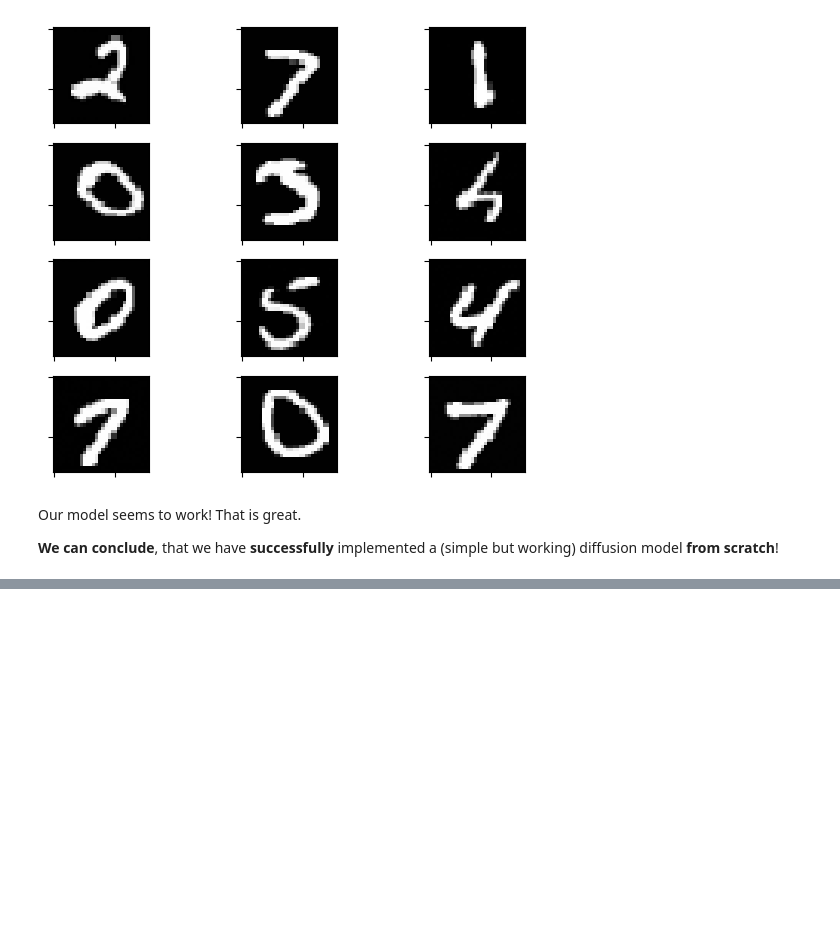
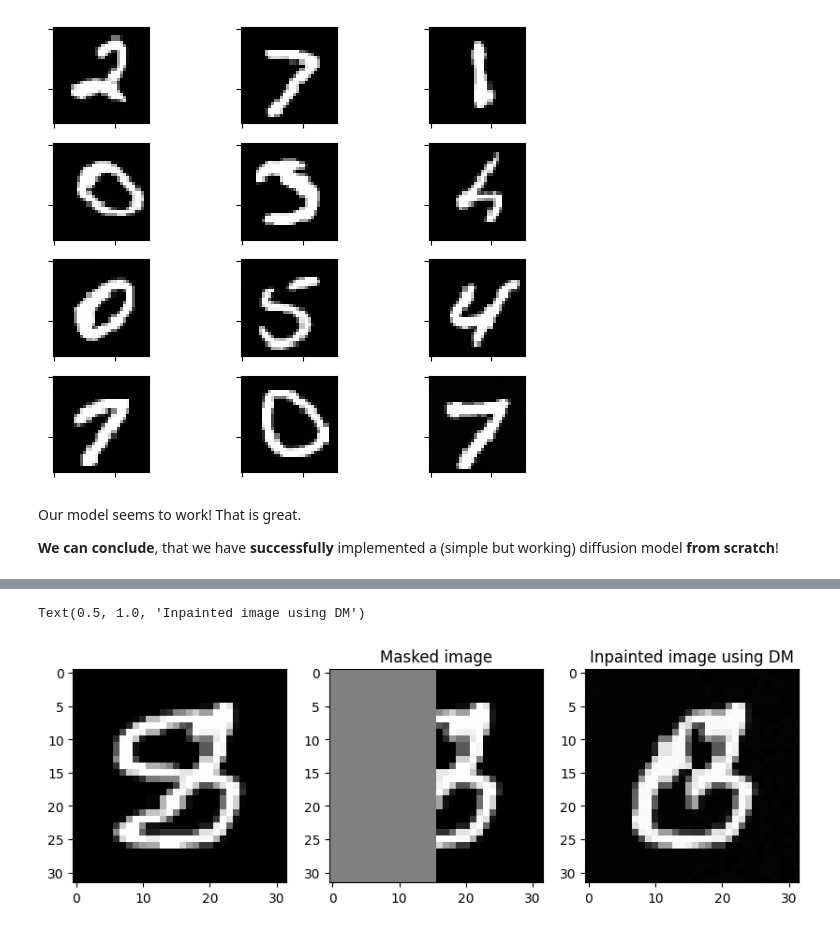
Before and after one commit to simonsclz/diffusion_model, a Jupyter notebook: diffusion_model.ipynb, the cells around one changed output, grey strips where cells are left out. Cells and saved outputs as stored; diff of their text form; code cells hidden in the pictures; blank space fills up the shorter version.

```diff
--- a/diffusion_model.ipynb
+++ b/diffusion_model.ipynb
@@ -737,0 +757,39 @@ Our model seems to work! That is great.
+# %%
+dm.eval()
+# x_t = (jnp.sqrt(alpha_bar[T_MAX-1]) * x_0 + \
+#        jnp.sqrt(1 - alpha_bar[T_MAX-1]) * dm.rngs.normal(shape=(BATCH_SIZE, *IMAGE_SHAPE))).to_device(cuda)
+x_t = dm.rngs.normal(shape=(BATCH_SIZE, *IMAGE_SHAPE)).to_device(cuda)
+
+x_tminus1_unknown = x_t
+
+for t in range(T_MAX - 1, -1, -1):
+
+    x_tminus1_known = (jnp.sqrt(alpha_bar[t]) * x_0 + \
+                       jnp.sqrt(1 - alpha_bar[t]) * dm.rngs.normal(shape=(BATCH_SIZE, *IMAGE_SHAPE))).to_device(cuda)
+
+    t_batch = jnp.full((BATCH_SIZE,), t)
+
+    eps = dm(x_t, timesteps=t_batch)
+
+    coef1 = 1.0 / jnp.sqrt(alpha[t])
+    coef2 = (1 - alpha[t]) / jnp.sqrt(1 - alpha_bar[t])
+
+    x_tminus1_unknown = coef1 * (x_t - coef2 * eps)
+
+    if t > 0:
+        z = dm.rngs.normal(x_tminus1_unknown.shape)
+        x_tminus1_unknown = x_tminus1_unknown + jnp.sqrt(variance_schedule[t]) * z
+
+    x_t = mask * x_tminus1_known + (1 - mask) * x_tminus1_unknown
+
+fig, ax = plt.subplots(nrows=1, ncols=3, figsize=(10, 8))
+ax = ax.flatten()
+
+ax[0].imshow(x_0[0], cmap="grey")
+ax[1].imshow(x_0[0] * mask[0], cmap="grey")
+ax[1].set_title("Masked image")
+ax[2].imshow(x_t[0], cmap="grey")
+ax[2].set_title("Inpainted image using DM")
+# %% [output]
+Text(0.5, 1.0, 'Inpainted image using DM')
+[figure, added]
```
Also changed, not shown: parts of 3 cells of this notebook.
